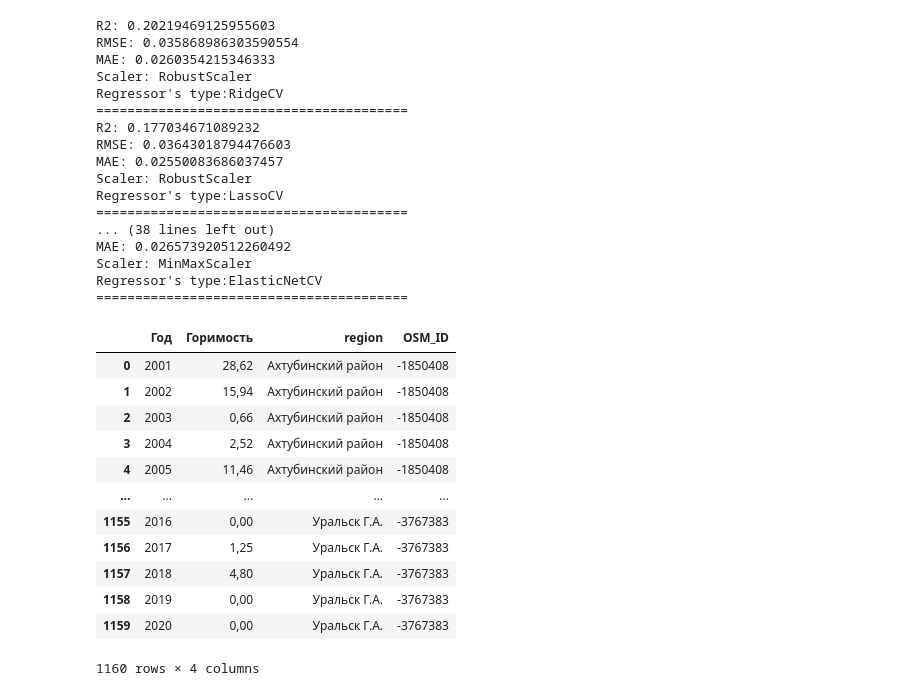
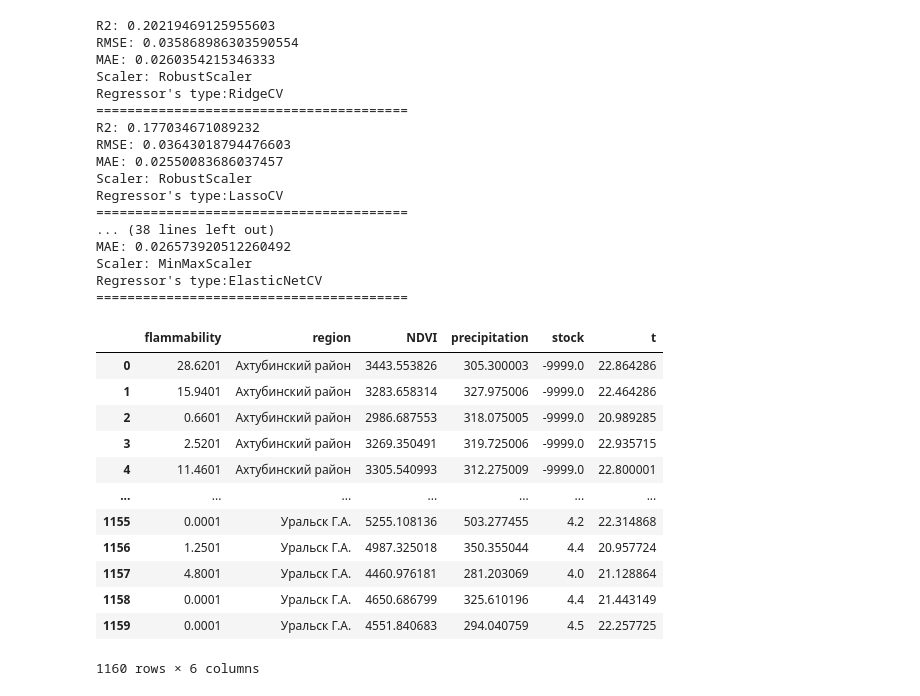
Before and after one commit to grannycola/my_projects, a Jupyter notebook: project/Горимость по регионам.ipynb, the cells around one changed output. Drawn from its saved outputs; the diff is of its cells as text; code cells hidden in the pictures.

```diff
--- a/project/Горимость по регионам.ipynb
+++ b/project/Горимость по регионам.ipynb
@@ -94,27 +94,12 @@ df = pd.read_csv('Statistika_gorimost_po_rayonam - Динамика горимо
 
 list_of_df = []
 for i in range(len(df)):
-    new_df = df.iloc[i,:].to_frame(name="Горимость").reset_index()
+    new_df = df.iloc[i,:].to_frame(name="flammability").reset_index()
     new_df['region'] = new_df.iloc[1,1]
     new_df['OSM_ID'] = new_df.iloc[0,1]
     new_df = new_df.iloc[3:,:]
     list_of_df.append(new_df)
 
-output = pd.concat(list_of_df).reset_index()
-output = output.rename(columns={"index": "Год"})
-output = output.drop(['level_0'], axis=1)
-output
+output1 = pd.concat(list_of_df).reset_index()
+output1 = output1.rename(columns={"index": "year"})
+output1 = output1.drop(['level_0'], axis=1)
-# %% [output]
-|  | Год | Горимость | region | OSM_ID |
-| 0 | 2001 | 28,62 | Ахтубинский район | -1850408 |
-| 1 | 2002 | 15,94 | Ахтубинский район | -1850408 |
-| 2 | 2003 | 0,66 | Ахтубинский район | -1850408 |
-| 3 | 2004 | 2,52 | Ахтубинский район | -1850408 |
-| 4 | 2005 | 11,46 | Ахтубинский район | -1850408 |
-| ... | ... | ... | ... | ... |
-| 1155 | 2016 | 0,00 | Уральск Г.А. | -3767383 |
-| 1156 | 2017 | 1,25 | Уральск Г.А. | -3767383 |
-| 1157 | 2018 | 4,80 | Уральск Г.А. | -3767383 |
-| 1158 | 2019 | 0,00 | Уральск Г.А. | -3767383 |
-| 1159 | 2020 | 0,00 | Уральск Г.А. | -3767383 |
-1160 rows × 4 columns
@@ -120,0 +132,54 @@ output
+# %%
+df = pd.read_csv('Statistika_gorimost_po_rayonam - Динамика Скот.csv')
+
+list_of_df = []
+for i in range(len(df)):
+    new_df = df.iloc[i,:].to_frame(name="stock").reset_index()
+    new_df['OSM_ID'] = new_df.iloc[0,1]
+    new_df = new_df.iloc[1:,:]
+    list_of_df.append(new_df)
+
+output4 = pd.concat(list_of_df).reset_index()
+output4 = output4.rename(columns={"index": "year"})
+output4 = output4.drop(['level_0'], axis=1)
+# %%
+df = pd.read_csv('Statistika_gorimost_po_rayonam - Динамика Т макс.csv')
+
+list_of_df = []
+for i in range(len(df)):
+    new_df = df.iloc[i,:].to_frame(name="t").reset_index()
+    new_df['OSM_ID'] = new_df.iloc[0,1]
+    new_df = new_df.iloc[1:,:]
+    list_of_df.append(new_df)
+
+output5 = pd.concat(list_of_df).reset_index()
+output5 = output5.rename(columns={"index": "year"})
+output5 = output5.drop(['level_0'], axis=1)
+# %%
+df = output1.merge(output2, on=['OSM_ID','year'])
+df = df.merge(output3, on=['OSM_ID','year'])
+df = df.merge(output4, on=['OSM_ID','year'])
+df = df.merge(output5, on=['OSM_ID','year'])
+df.to_csv('out.csv', index=False)
+df = df.fillna(-9999)
+df = df.drop(['OSM_ID', 'year'], axis=1)
+
+df = df.replace(to_replace=r',', value='.', regex=True)
+
+df = df.astype({'flammability':'float64', 'stock':'float64','t':'float64', 'NDVI':'float64', 'precipitation':'float64'})
+df['flammability'] = df['flammability'] + 0.0001
+df
+# %% [output]
+|  | flammability | region | NDVI | precipitation | stock | t |
+| 0 | 28.6201 | Ахтубинский район | 3443.553826 | 305.300003 | -9999.0 | 22.864286 |
+| 1 | 15.9401 | Ахтубинский район | 3283.658314 | 327.975006 | -9999.0 | 22.464286 |
+| 2 | 0.6601 | Ахтубинский район | 2986.687553 | 318.075005 | -9999.0 | 20.989285 |
+| 3 | 2.5201 | Ахтубинский район | 3269.350491 | 319.725006 | -9999.0 | 22.935715 |
+| 4 | 11.4601 | Ахтубинский район | 3305.540993 | 312.275009 | -9999.0 | 22.800001 |
+| ... | ... | ... | ... | ... | ... | ... |
+| 1155 | 0.0001 | Уральск Г.А. | 5255.108136 | 503.277455 | 4.2 | 22.314868 |
+| 1156 | 1.2501 | Уральск Г.А. | 4987.325018 | 350.355044 | 4.4 | 20.957724 |
+| 1157 | 4.8001 | Уральск Г.А. | 4460.976181 | 281.203069 | 4.0 | 21.128864 |
+| 1158 | 0.0001 | Уральск Г.А. | 4650.686799 | 325.610196 | 4.4 | 21.443149 |
+| 1159 | 0.0001 | Уральск Г.А. | 4551.840683 | 294.040759 | 4.5 | 22.257725 |
+1160 rows × 6 columns
```
Also changed, not shown: parts of 8 cells of this notebook, 9 other files.
